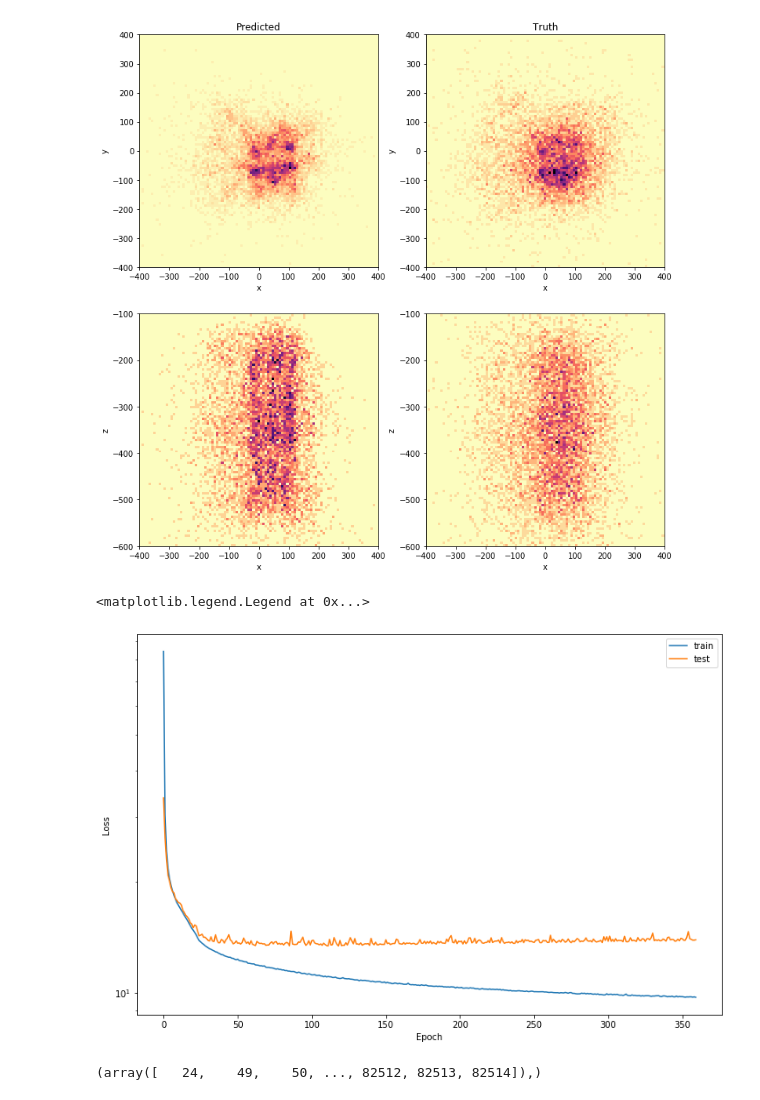
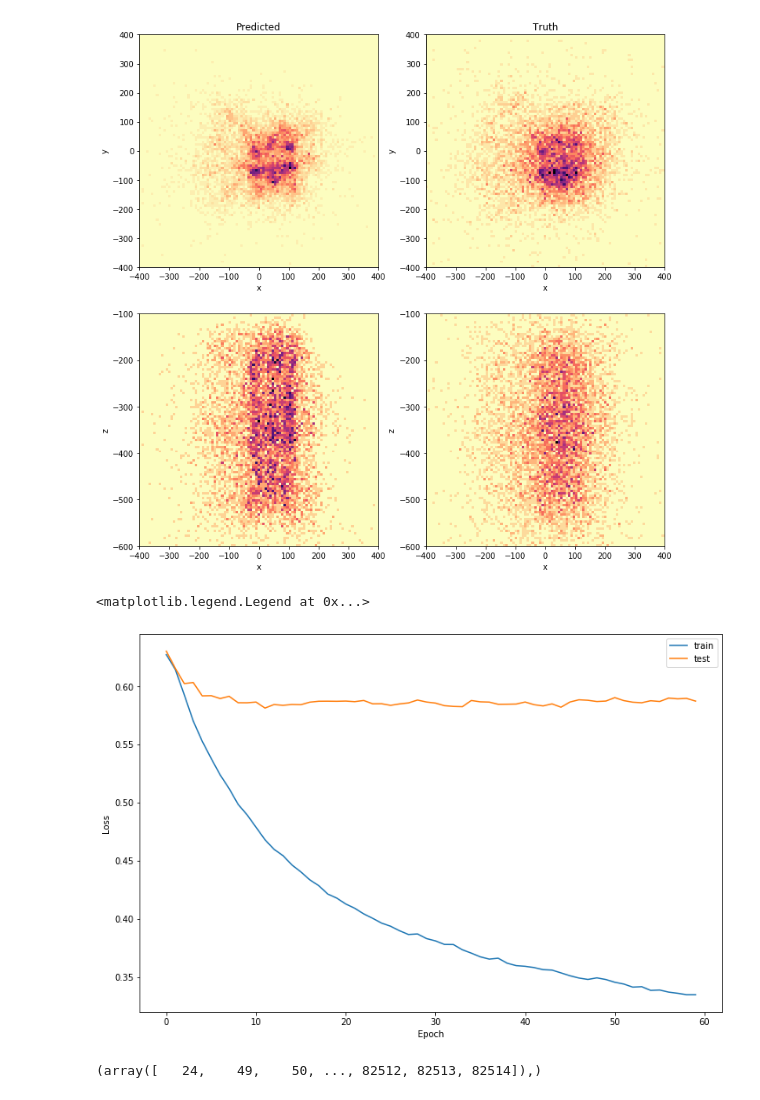
Before and after one commit to philippeller/IceNet, a Jupyter notebook: IceNet.ipynb, the cells around one changed output. Saved outputs shown, nothing was run; the diff lists cells and outputs as text; code cells hidden in the pictures.

```diff
--- a/IceNet.ipynb
+++ b/IceNet.ipynb
@@ -191,6 +203,11 @@ dir_z_idx = labels.index('dir_z')
 
 def my_loss(y_true, y_pred, sample_weight=1.):
 
+
+
+    return tf.losses.mean_squared_error(y_pred[:,dir_x_idx:dir_z_idx+1], y_true[:,dir_x_idx:dir_z_idx+1])
+
+
     vertex_loss = v_loss(y_pred[:,x_idx], y_pred[:,y_idx], y_pred[:,z_idx], y_true[:,x_idx], y_true[:,y_idx], y_true[:,z_idx])
 
     time_loss = t_loss(y_pred[:,time_idx], y_true[:,time_idx])
@@ -202,6 +219,7 @@ def my_loss(y_true, y_pred, sample_weight=1.):
     energy_loss = e_loss(y_pred[:,energy_idx], y_true[:,energy_idx])
 
 
-    return (vertex_loss + time_loss) * sample_weight
+    #return (vertex_loss + time_loss) * sample_weight
     #return (energy_loss + angular_loss + vertex_loss + time_loss) * sample_weight
+    return angular_loss * sample_weight
 # %%
@@ -241,5 +237,5 @@ y.npy
 # %%
-labels = ['x', 'y', 'z', 'time', 'zenith', 'azimuth', 'energy', 'dir_x', 'dir_y', 'dir_z']
+labels = ['x', 'y', 'z', 'time', 'zenith', 'azimuth', 'dir_x', 'dir_y', 'dir_z', 'energy']
 reco_labels = labels[:-1]
 
 Xs = []
@@ -247,9 +243,9 @@ ys = []
 rs = []
 
 
-for i in range(10):
-    #fname = '../test_data/oscNext_genie_level3_v01.03_pass2.120000.000%s0.hdf5'%('%s'%i).zfill(2)
-    fname = '../test_data/oscNext_genie_level3_v01.03_pass2.140000.000%s00.hdf5'%i
+for i in range(50):
+    fname = '../test_data/oscNext_genie_level3_v01.03_pass2.120000.000%s0.hdf5'%('%s'%i).zfill(2)
+    #fname = '../test_data/oscNext_genie_level3_v01.03_pass2.140000.000%s00.hdf5'%i
     try:
         X, y, r = get_data_3d(
             fname,
@@ -313,14 +310,21 @@ class trafo(tf.keras.layers.Layer):
 
         norm = tf.sqrt(tf.square(input[:, dir_x_idx]) + tf.square(input[:, dir_y_idx]) + tf.square(input[:, dir_z_idx]))
 
-        dir_x = input[:, dir_x_idx] / norm
-        dir_y = input[:, dir_y_idx] / norm
-        dir_z = input[:, dir_z_idx] / norm
+        mask = tf.dtypes.cast((norm < 1e-7), dtype=norm.dtype)
+        # where norm == 0, set dir_x = 1
+        dir_x = input[:, dir_x_idx] + mask
+
+        norm = tf.sqrt(tf.square(dir_x) + tf.square(input[:, dir_y_idx]) + tf.square(input[:, dir_z_idx]))
+
+
+        dir_x = tf.clip_by_value(dir_x / norm, -1., 1.)
+        dir_y = tf.clip_by_value(input[:, dir_y_idx] / norm, -1., 1.)
+        dir_z = tf.clip_by_value(input[:, dir_z_idx] / norm, -1., 1.)
 
         zen = tf.acos(dir_z)
         az = tf.atan2(dir_y, dir_x) % (2 * np.pi)
 
-        out =  tf.concat([input[:,:4], zen[:, tf.newaxis], az[:, tf.newaxis], input[:, 6][:, tf.newaxis], dir_x[:, tf.newaxis], dir_y[:, tf.newaxis], dir_z[:, tf.newaxis]], axis=1)
+        out =  tf.concat([input[:,:4], zen[:, tf.newaxis], az[:, tf.newaxis], dir_x[:, tf.newaxis], dir_y[:, tf.newaxis], dir_z[:, tf.newaxis], input[:, 9][:, tf.newaxis]], axis=1)
 
         #print(out)
 
@@ -407,9 +411,9 @@ Non-trainable params: 0
 __________________________________________________________________________________________________
 # %%
 #optimizer = tf.keras.optimizers.SGD(0.001) #, clipnorm=1) # bad
-optimizer = tf.keras.optimizers.RMSprop(0.001, )
-#optimizer = tf.keras.optimizers.Nadam(0.001)
-#optimizer = tf.keras.optimizers.Adam(0.001)
+#optimizer = tf.keras.optimizers.RMSprop(0.001, )
+#optimizer = tf.keras.optimizers.Nadam(0.01)
+optimizer = tf.keras.optimizers.Adam(0.001)
 
 #model.compile(loss=angular_dist_loss, optimizer="sgd", )
 model.compile(loss=my_loss, optimizer=optimizer)
@@ -589,15 +609,15 @@ plt.savefig('vertex.png', dpi=300)
 # %%
 fig, ax = plt.subplots(1, 1, figsize=(12,8))
 
 ax.plot(np.concatenate(loss_history), label='train')
 ax.plot(np.concatenate(val_loss_history), label='test')
-ax.set_yscale('log')
+#ax.set_yscale('log')
 ax.set_xlabel('Epoch')
 ax.set_ylabel('Loss')
 ax.legend()
 # %% [output]
 <matplotlib.legend.Legend at 0x...>
-[figure, old version]
+[figure, new version]
 # %%
 np.where(np.sum(X[:,:,1], axis = (1,)) > 40)
 # %% [output]
```
Also changed, not shown: parts of 14 cells of this notebook, 1 other file.
